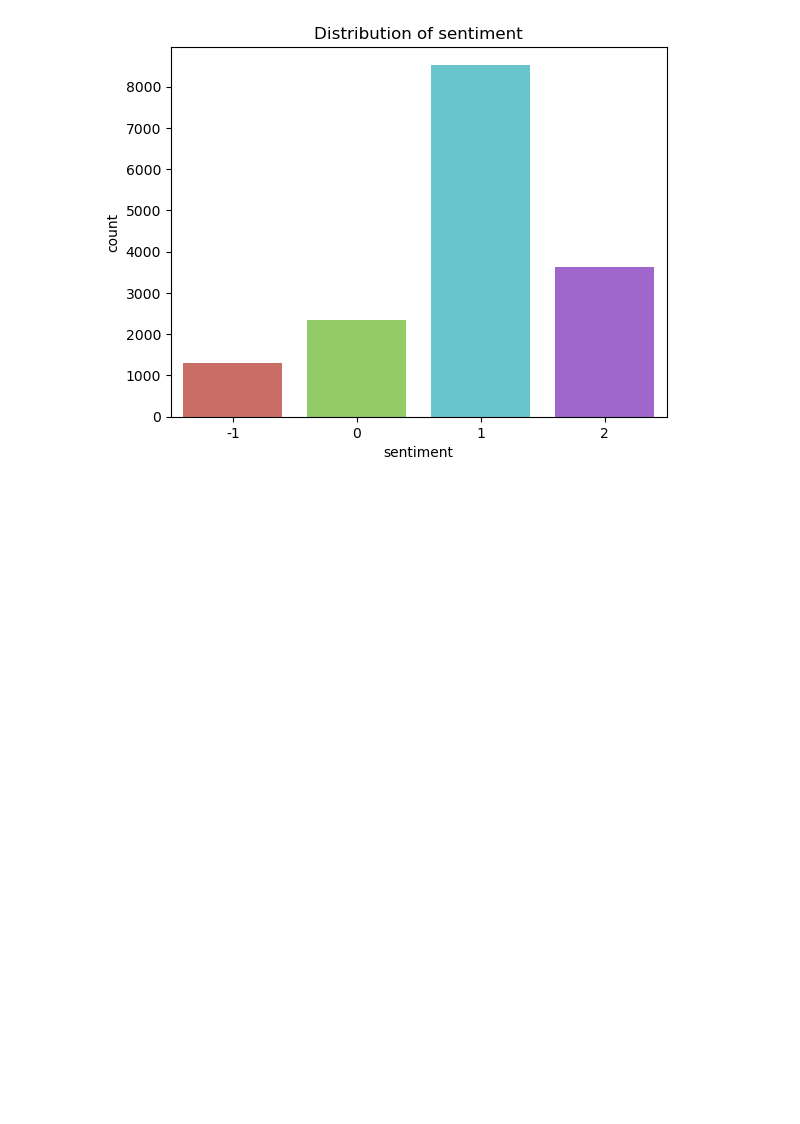
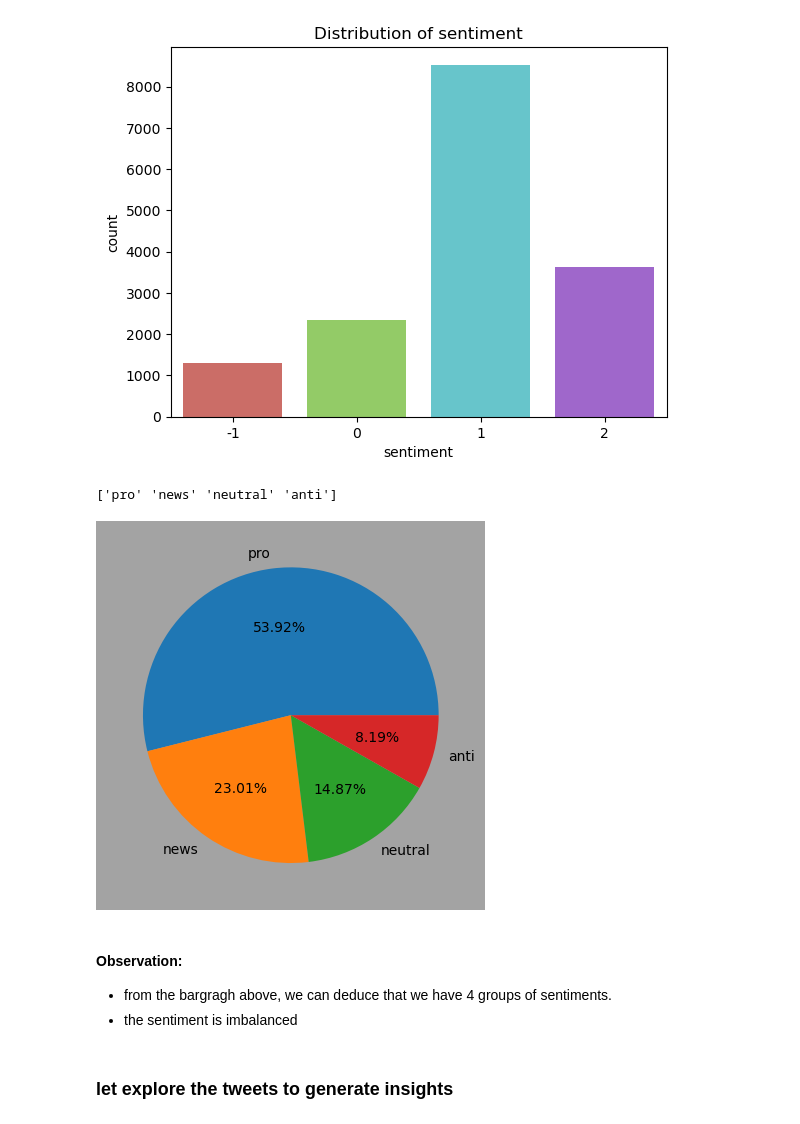
Before and after one commit to RaveEx12/classification-predict-streamlit-template, a Jupyter notebook: Classification_predict.ipynb, the cells around one changed output. Drawn from its saved outputs; the diff is of its cells as text; code cells hidden in the pictures; blank space fills up the shorter version.

Commit message:
completed the EDA and consolidated the preprocessing steps made by mark

```diff
--- a/Classification_predict.ipynb
+++ b/Classification_predict.ipynb
@@ -128,0 +142,26 @@ memory usage: 164.9+ KB
+# %%
+import re
+
+def clean_tweet(twts):
+    ''' This function takes a array, list or series like objects containing tweets
+        and replace all with empty pace, and convert to lower case
+    '''
+
+    # to convert to lower case
+    twts = twts.lower()
+
+    # Remove mentions (e.g., @username)
+    twts = re.sub(r'@[A-Za-z0-9_]+', '', twts)
+
+    # Remove URLs (e.g., https://example.com)
+    twts = re.sub(r'http[s]?://(?:[A-Za-z]|[0-9]|[$-_@.&+]|[!*\(\),]|(?:%[0-9A-Fa-f][0-9A-Fa-f]))+', '', twts)
+
+    # Remove punctuation marks
+    twts = re.sub(r'[^\w\s]', '', twts)
+
+    return twts
+# %%
+df = df_train.copy() # assign the dataframe to a new object
+
+
+df['message'] = df['message'].apply(clean_tweet)
@@ -131,3 +212,32 @@ sns.countplot(x = 'sentiment', data = df_train, palette="hls")
 plt.title("Distribution of sentiment");
 # %% [output]
 [figure]
+# %%
+pie_x = df.sentiment.value_counts()
+labels = df.sentiment.unique()
+
+
+# Define the label mapping dictionary
+label_mapping = {1: 'pro', 2: 'news', 0: 'neutral', -1: 'anti'}
+
+# Create a vectorized function to apply the mapping
+vfunc = np.vectorize(lambda x: label_mapping[x])
+
+# Apply the mapping to the labels
+mapped_labels = vfunc(labels)
+print(mapped_labels)
+
+# Remove the white background
+plt.figure().set_facecolor('#A3A3A3')
+plt.pie(df['sentiment'].value_counts(),autopct='%0.2f%%', labels = mapped_labels)
+plt.show()
+# %% [output]
+['pro' 'news' 'neutral' 'anti']
+[figure, added]
+# %% [markdown]
+#### Observation:
+
+- from the bargragh above, we can deduce that we have 4 groups of sentiments.
+- the sentiment is imbalanced
+# %% [markdown]
+### let explore the tweets to generate insights
```
Also changed, not shown: parts of 45 cells of this notebook, 2 other files.
